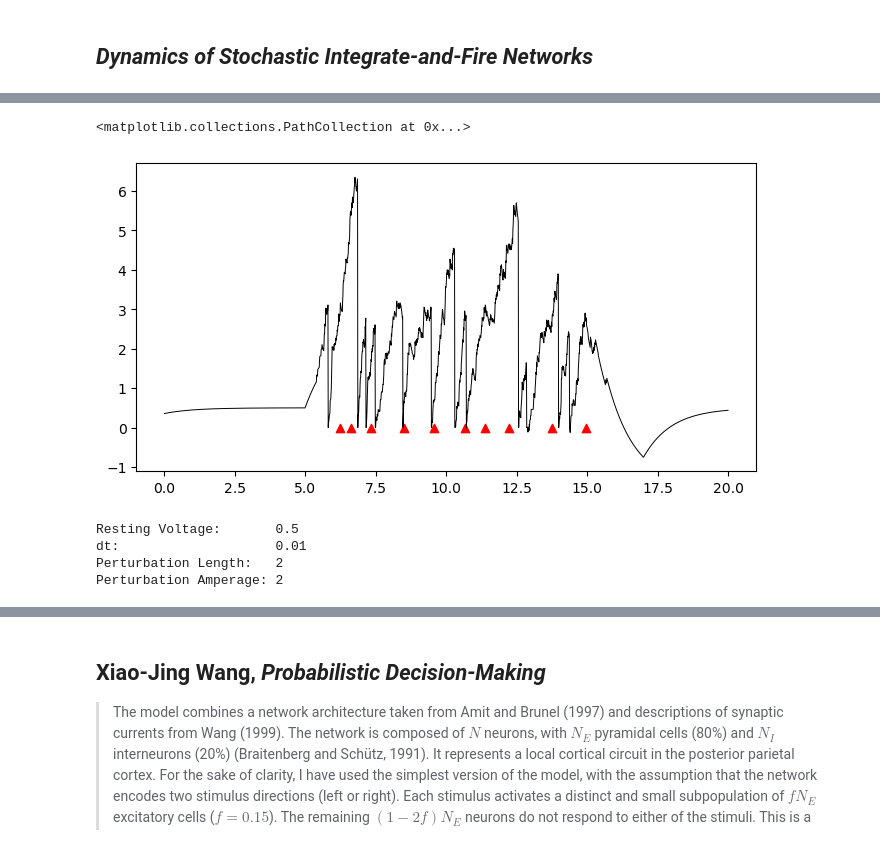
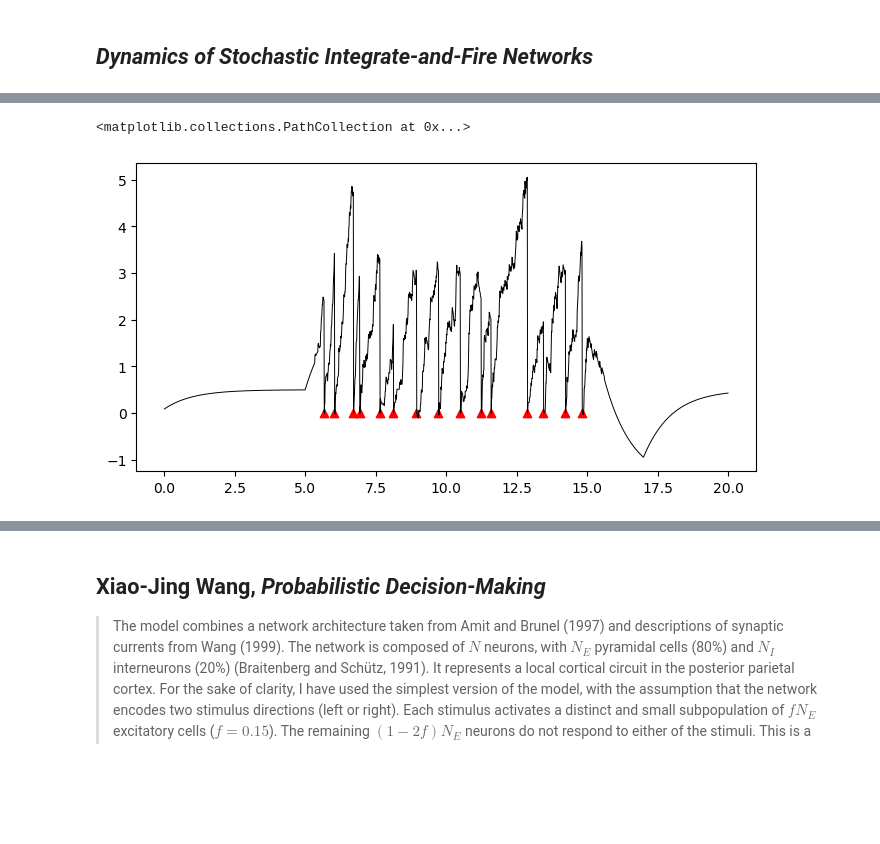
Before and after one commit to mateouma/lif_stochastic_decision, a Jupyter notebook: prelim_analysis.ipynb, the cells around one changed output, grey strips where cells are left out. Drawn from its saved outputs; the diff is of its cells as text; code cells hidden in the pictures; blank space fills up the shorter version.

```diff
--- a/prelim_analysis.ipynb
+++ b/prelim_analysis.ipynb
@@ -55,20 +64,10 @@ plt.xlim((0,tstop))
 # %%
 unit_0_spktimes = spktimes[spktimes[:,1] == 200.,0]
 unit_0_spktimes
 
 plt.figure(figsize=(8,4))
-plt.plot(tplot, v[:,0], color='black', linewidth=0.7)
+plt.plot(tplot, v[:,200], color='black', linewidth=0.7)
 plt.scatter(unit_0_spktimes, np.repeat(0, len(unit_0_spktimes)), color='red', marker='^')
 # %% [output]
 <matplotlib.collections.PathCollection at 0x...>
-[figure, old version]
+[figure, new version]
-# %%
-print(f"Resting Voltage:       {E}")
-print(f"dt:                    {dt}")
-print(f"Perturbation Length:   {perturb_len}")
-print(f"Perturbation Amperage: {perturb_amp}")
-# %% [output]
-Resting Voltage:       0.5
-dt:                    0.01
-Perturbation Length:   2
-Perturbation Amperage: 2
```
Also changed, not shown: parts of 27 cells of this notebook, 2 other files.
